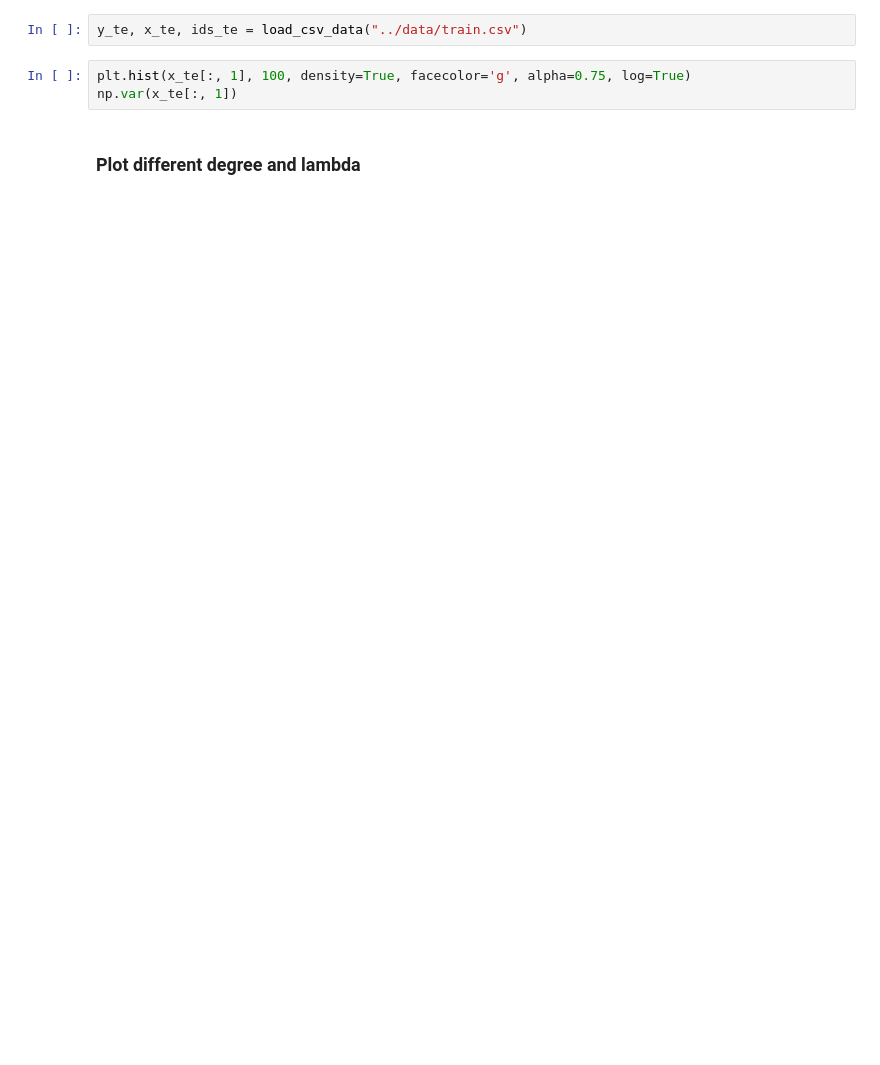
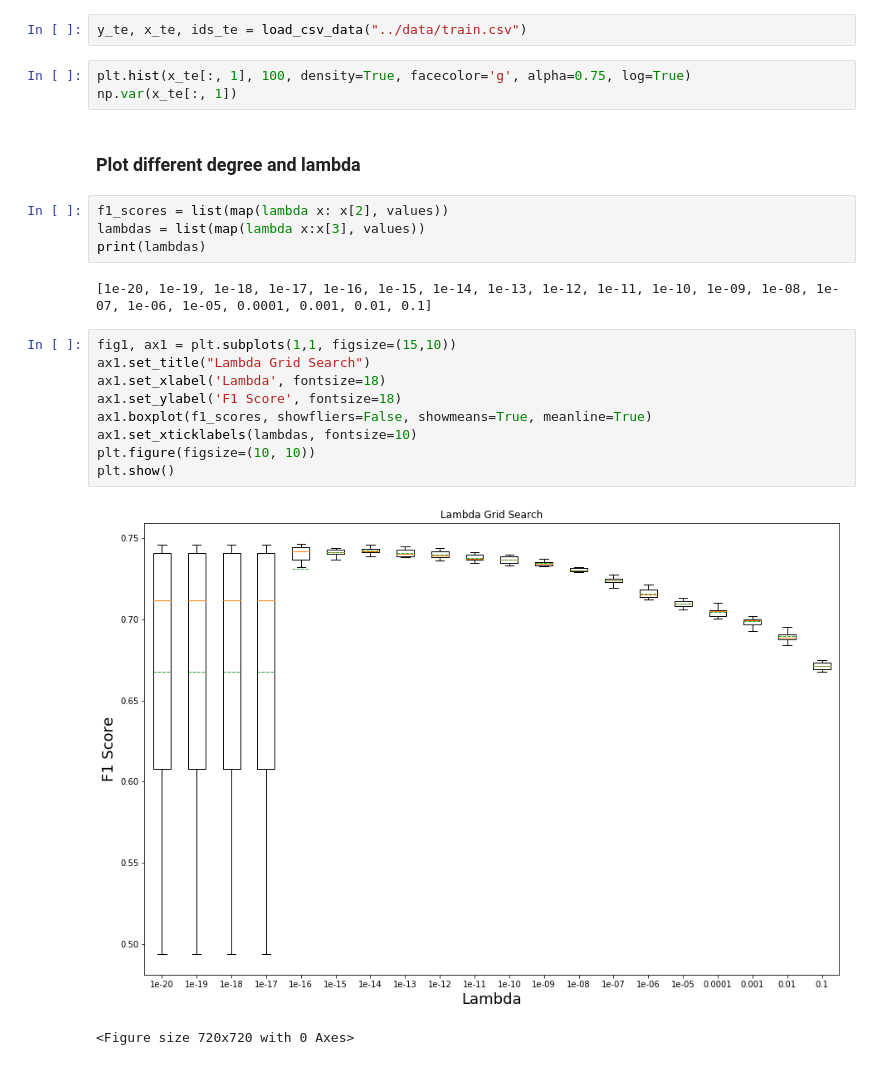
Before and after one commit to justcho5/ml_projects, a Jupyter notebook: project1/scripts/Plot_kiru.ipynb, the cells around one changed output. Drawn from its saved outputs; the diff is of its cells as text; blank space fills up the shorter version.

```diff
--- a/project1/scripts/Plot_kiru.ipynb
+++ b/project1/scripts/Plot_kiru.ipynb
@@ -96,3 +80,21 @@ plt.hist(x_te[:, 1], 100, density=True, facecolor='g', alpha=0.75, log=True)
 np.var(x_te[:, 1])
 # %% [markdown]
 ### Plot different degree and lambda
+# %%
+f1_scores = list(map(lambda x: x[2], values))
+lambdas = list(map(lambda x:x[3], values))
+print(lambdas)
+# %% [output]
+[1e-20, 1e-19, 1e-18, 1e-17, 1e-16, 1e-15, 1e-14, 1e-13, 1e-12, 1e-11, 1e-10, 1e-09, 1e-08, 1e-07, 1e-06, 1e-05, 0.0001, 0.001, 0.01, 0.1]
+# %%
+fig1, ax1 = plt.subplots(1,1, figsize=(15,10))
+ax1.set_title("Lambda Grid Search")
+ax1.set_xlabel('Lambda', fontsize=18)
+ax1.set_ylabel('F1 Score', fontsize=18)
+ax1.boxplot(f1_scores, showfliers=False, showmeans=True, meanline=True)
+ax1.set_xticklabels(lambdas, fontsize=10)
+plt.figure(figsize=(10, 10))
+plt.show()
+# %% [output]
+[figure, added]
+<Figure size 720x720 with 0 Axes>
```
Also changed, not shown: parts of 6 cells of this notebook, 8 other files.
